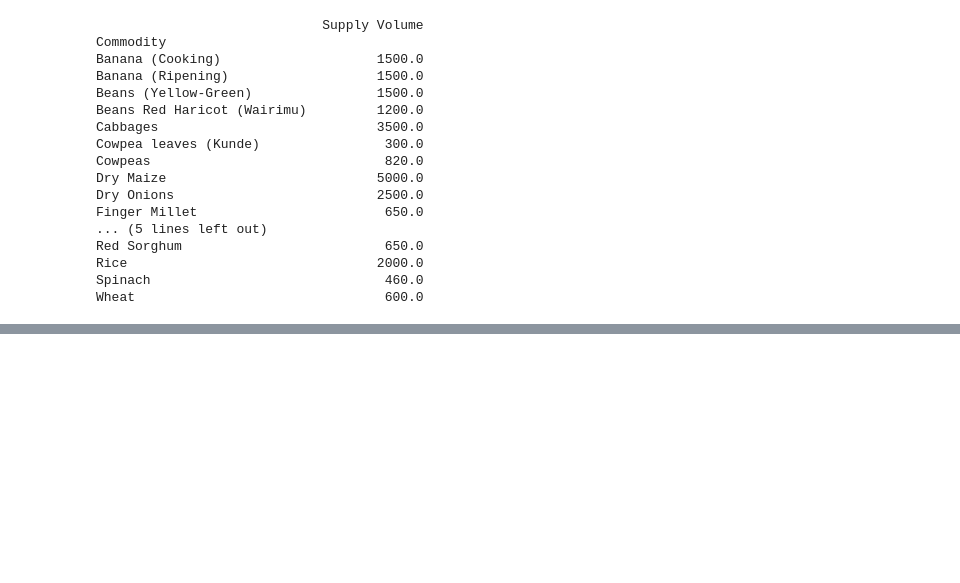
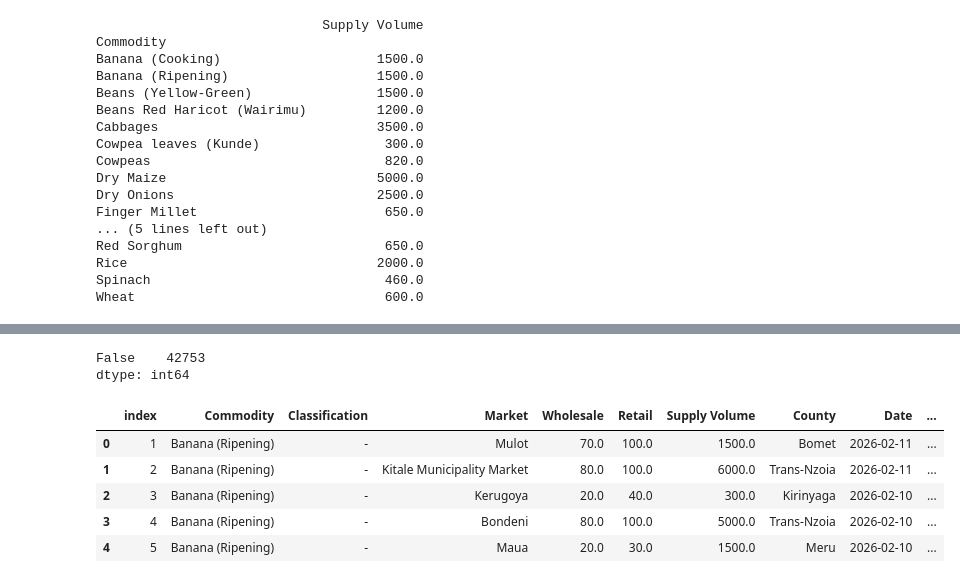
Before and after one commit to Victor-Mufasa/Agricultural-Commodity-Price-Forecasting, a Jupyter notebook: notebook/graham.ipynb, the cells around one changed output, grey strips where cells are left out. Drawn from its saved outputs; the diff is of its cells as text; code cells hidden in the pictures; blank space fills up the shorter version.

```diff
--- a/notebook/graham.ipynb
+++ b/notebook/graham.ipynb
@@ -310 +306,3 @@ Unit                0.000000
 dtype: float64
+# %%
+combined_data=combined_data.dropna(axis=0).reset_index()
@@ -310,0 +325,15 @@ dtype: float64
+# %%
+#Check for duplicates
+combined_data.duplicated().value_counts()
+# %% [output]
+False    42753
+dtype: int64
+# %%
+combined_data.head()
+# %% [output]
+|  | index | Commodity | Classification | Market | Wholesale | Retail | Supply Volume | County | Date | ... |
+| 0 | 1 | Banana (Ripening) | - | Mulot | 70.0 | 100.0 | 1500.0 | Bomet | 2026-02-11 | ... |
+| 1 | 2 | Banana (Ripening) | - | Kitale Municipality Market | 80.0 | 100.0 | 6000.0 | Trans-Nzoia | 2026-02-11 | ... |
+| 2 | 3 | Banana (Ripening) | - | Kerugoya | 20.0 | 40.0 | 300.0 | Kirinyaga | 2026-02-10 | ... |
+| 3 | 4 | Banana (Ripening) | - | Bondeni | 80.0 | 100.0 | 5000.0 | Trans-Nzoia | 2026-02-10 | ... |
+| 4 | 5 | Banana (Ripening) | - | Maua | 20.0 | 30.0 | 1500.0 | Meru | 2026-02-10 | ... |
```
Also changed, not shown: parts of 8 cells of this notebook.
